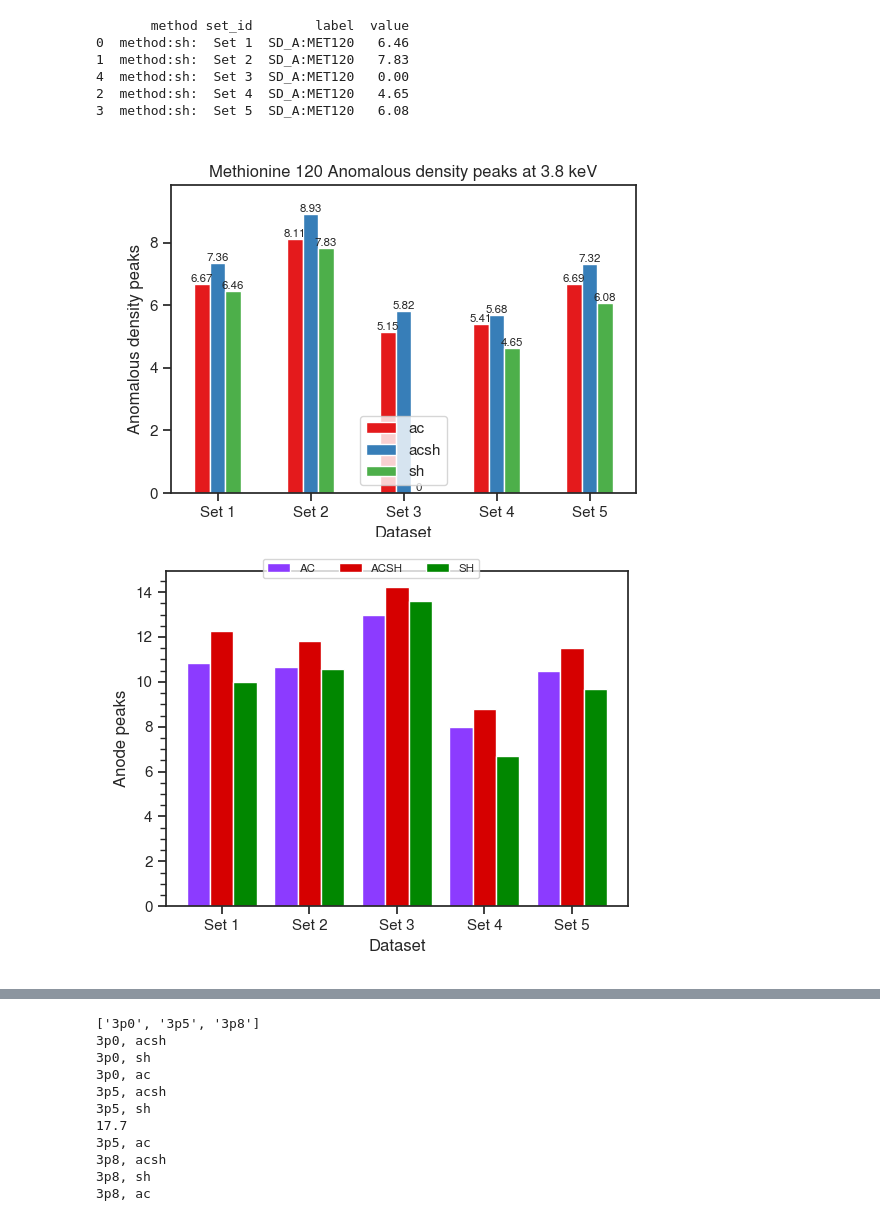
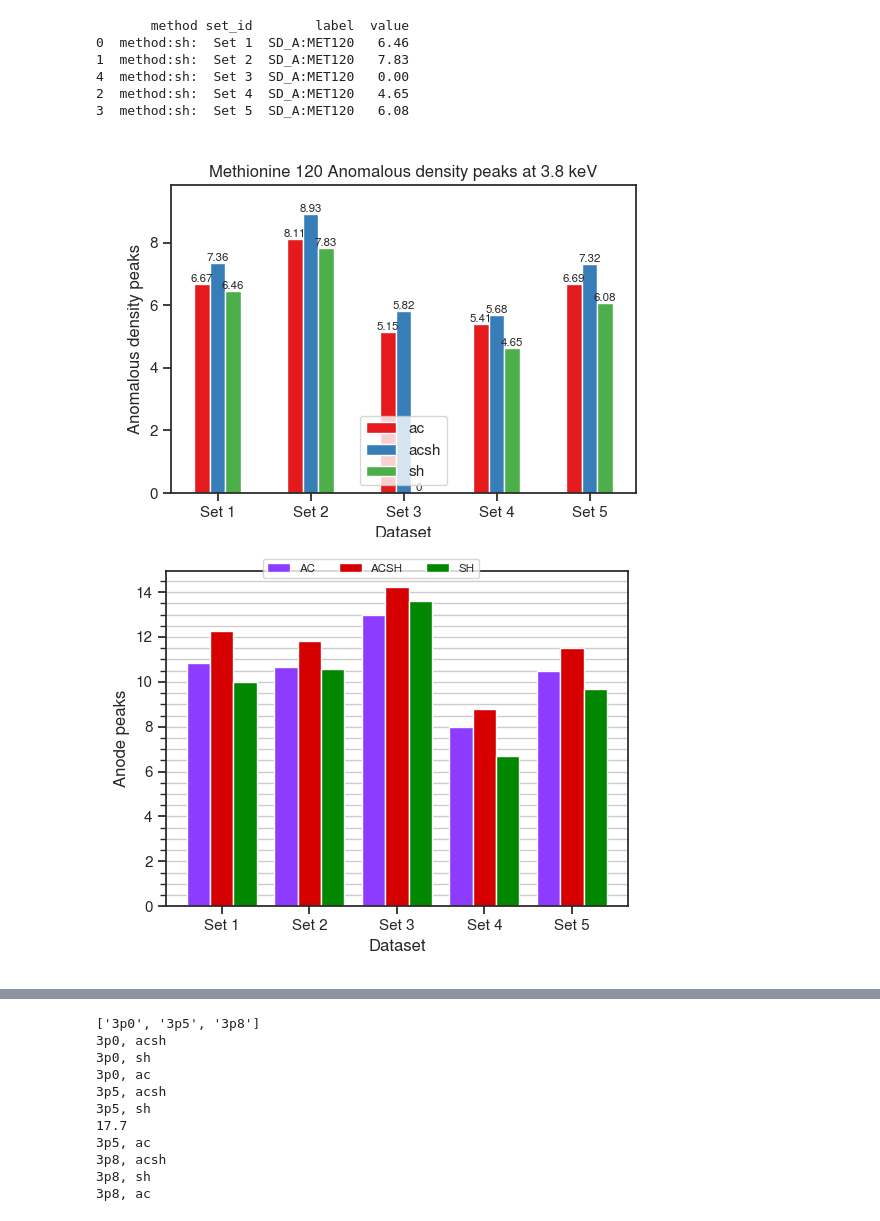
Before and after one commit to TihiMihi/DLS_Tihana_scripts, a Jupyter notebook: Thesis python scripts/tlys_9_peaks.ipynb, the cells around one changed output, grey strips where cells are left out. Drawn from its saved outputs; the diff is of its cells as text; code cells hidden in the pictures.

```diff
--- a/Thesis python scripts/tlys_9_peaks.ipynb
+++ b/Thesis python scripts/tlys_9_peaks.ipynb
@@ -206,6 +208,7 @@ for atom in [Zn_plot, M205_plot, M120_plot]:
     fig.legend(bars, data.keys(), ncols=3, fontsize='x-small', loc='upper center')
     ax.yaxis.set_ticks_position('left')
     ax.yaxis.set_label_position('left')
+    ax.grid(axis='y', which='both')
 
     fig.tight_layout()
     if i == 1:
@@ -336,6 +339,7 @@ for atom in [Zn_plot, M205_plot, M120_plot]:
     fig.legend(bars, data.keys(), ncols=3, fontsize='x-small', loc='upper center')
     ax.yaxis.set_ticks_position('left')
     ax.yaxis.set_label_position('left')
+    ax.grid(axis='y', which='both')
 
     fig.tight_layout()
     if i == 1:
@@ -466,6 +470,7 @@ for atom in [Zn_plot, M205_plot, M120_plot]:
     fig.legend(bars, data.keys(), ncols=3, fontsize='x-small', loc='upper center')
     ax.yaxis.set_ticks_position('left')
     ax.yaxis.set_label_position('left')
+    ax.grid(axis='y', which='both')
 
     fig.tight_layout()
     if i == 1:
@@ -474,31 +479,31 @@ for atom in [Zn_plot, M205_plot, M120_plot]:
         plt.savefig('/home/icf19162/CP5-Thesis/plots/exp1/tlys_9_P6122/peaks/3p8_met250.pdf')
     if i == 3:
         plt.savefig('/home/icf19162/CP5-Thesis/plots/exp1/tlys_9_P6122/peaks/3p8_met120.pdf')
 # %% [output]
            method set_id        label  value
 0    method:acsh:  Set 1   ZN_A:ZN405  12.26
 1      method:sh:  Set 1   ZN_A:ZN405   9.98
 2      method:ac:  Set 1   ZN_A:ZN405  10.85
 3    method:acsh:  Set 2   ZN_A:ZN405  11.83
 4      method:sh:  Set 2   ZN_A:ZN405  10.58
 5      method:ac:  Set 2   ZN_A:ZN405  10.67
 6    method:acsh:  Set 3   ZN_A:ZN405  14.23
 7      method:sh:  Set 3   ZN_A:ZN405  13.61
 8      method:ac:  Set 3   ZN_A:ZN405  12.97
 9    method:acsh:  Set 4   ZN_A:ZN405   8.79
 10     method:sh:  Set 4   ZN_A:ZN405   6.71
 ... (34 lines left out)
 361  method:sh:  Set 1  SD_A:MET120   6.46
 364  method:sh:  Set 2  SD_A:MET120   7.83
 370  method:sh:  Set 4  SD_A:MET120   4.65
 373  method:sh:  Set 5  SD_A:MET120   6.08
 [figure]
 [figure]
        method set_id        label  value
 0  method:sh:  Set 1  SD_A:MET120   6.46
 1  method:sh:  Set 2  SD_A:MET120   7.83
 4  method:sh:  Set 3  SD_A:MET120   0.00
 2  method:sh:  Set 4  SD_A:MET120   4.65
 3  method:sh:  Set 5  SD_A:MET120   6.08
 [figure]
-[figure, old version]
+[figure, new version]
```
Also changed, not shown: parts of 5 cells of this notebook, 32 other files.
